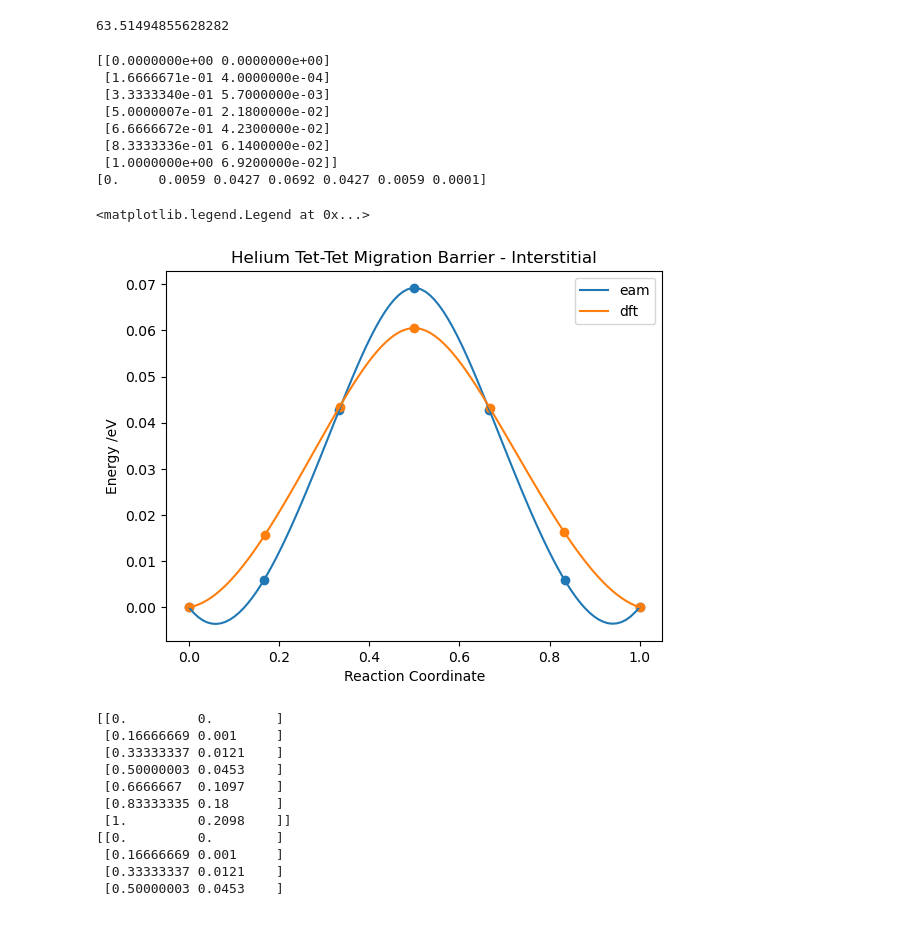
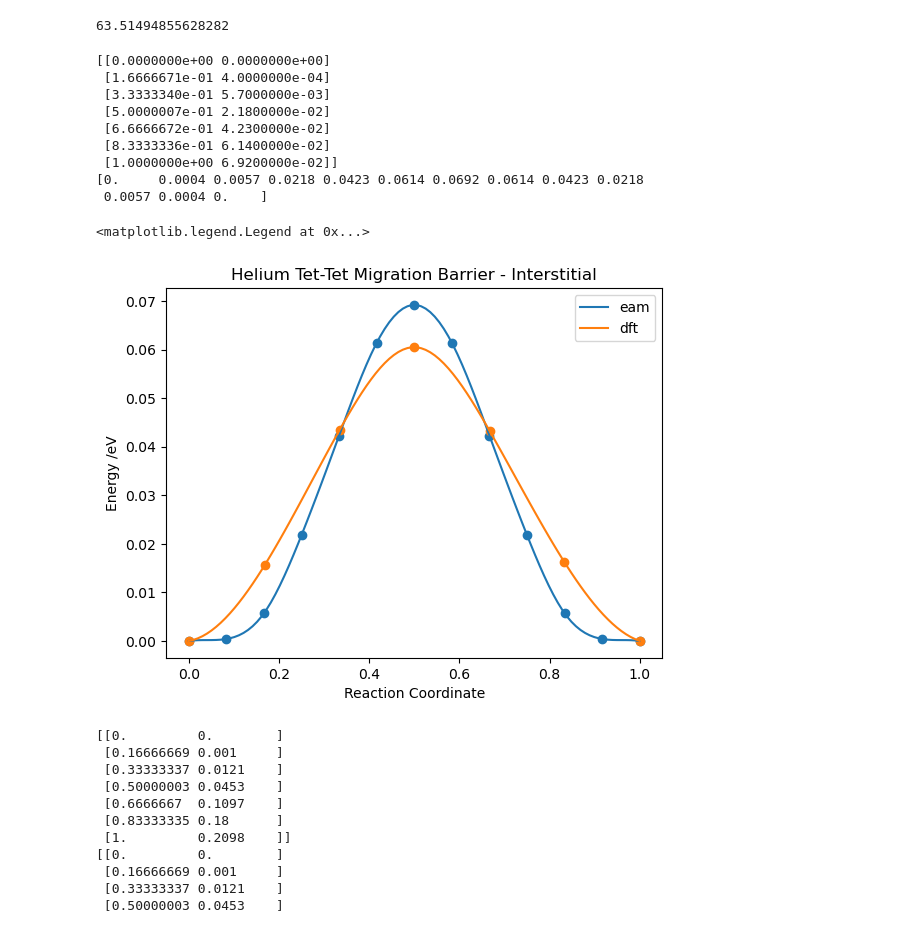
Before and after one commit to Samanyu-T/Lammps_MD, a Jupyter notebook: Jupyter_Notebooks/Workbook.ipynb, the cells around one changed output. Cells and saved outputs as stored; diff of their text form; code cells hidden in the pictures.

```diff
--- a/Jupyter_Notebooks/Workbook.ipynb
+++ b/Jupyter_Notebooks/Workbook.ipynb
@@ -825,12 +842,12 @@ tet_tet = np.array([[0.0000000e+00, 0.0000000e+00],
                     [8.3333336e-01, 6.1400000e-02],
                     [1.0000000e+00, 6.9200000e-02]])
 
-# tet_tet[:, 0] /= 2
-# tet_tet_2 = np.copy(tet_tet)
-# tet_tet_2[:,0] += 0.5
-# tet_tet_2[:, 1] = tet_tet_2[::-1, 1]
+tet_tet[:, 0] /= 2
+tet_tet_2 = np.copy(tet_tet)
+tet_tet_2[:,0] += 0.5
+tet_tet_2[:, 1] = tet_tet_2[::-1, 1]
 
-# tet_tet = np.vstack([tet_tet, tet_tet_2[1:,:]])
+tet_tet = np.vstack([tet_tet, tet_tet_2[1:,:]])
 
 dft = np.array([
         [0                   ,0                    ],
@@ -843,35 +860,36 @@ dft = np.array([
         ])
 
 cs = CubicSpline(tet_tet[:,0], tet_tet[:,1])
 
 x = np.linspace(0, 1, 100)
 
 y = cs(x)
 cs = CubicSpline(dft[:,0], dft[:,1])
 
 plt.plot(x, y, label='eam')
 plt.plot(x, cs(x), label='dft')
 plt.scatter(tet_tet[:, 0], tet_tet[:, 1])
 plt.scatter(dft[:, 0], dft[:, 1])
 
 plt.title('Helium Tet-Tet Migration Barrier - Interstitial')
 
 plt.xlabel('Reaction Coordinate')
 plt.ylabel('Energy /eV')
 
 print(tet_tet[:, 1])
 plt.legend()
 # %% [output]
 [[0.0000000e+00 0.0000000e+00]
  [1.6666671e-01 4.0000000e-04]
  [3.3333340e-01 5.7000000e-03]
  [5.0000007e-01 2.1800000e-02]
  [6.6666672e-01 4.2300000e-02]
  [8.3333336e-01 6.1400000e-02]
  [1.0000000e+00 6.9200000e-02]]
-[0.     0.0059 0.0427 0.0692 0.0427 0.0059 0.0001]
+[0.     0.0004 0.0057 0.0218 0.0423 0.0614 0.0692 0.0614 0.0423 0.0218
+ 0.0057 0.0004 0.    ]
 <matplotlib.legend.Legend at 0x...>
-[figure, old version]
+[figure, new version]
 # %%
 
 with open('log.lammps', 'r') as file:
```
Also changed, not shown: parts of 2 cells of this notebook, 13 other files.
